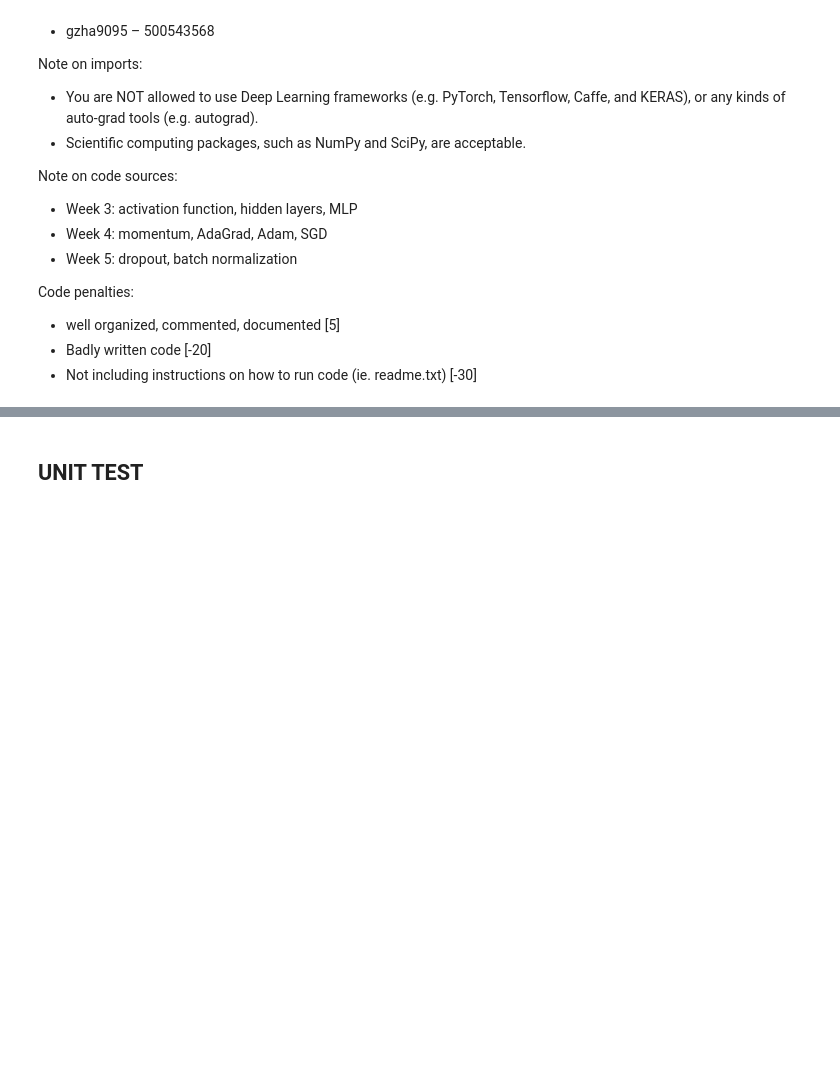
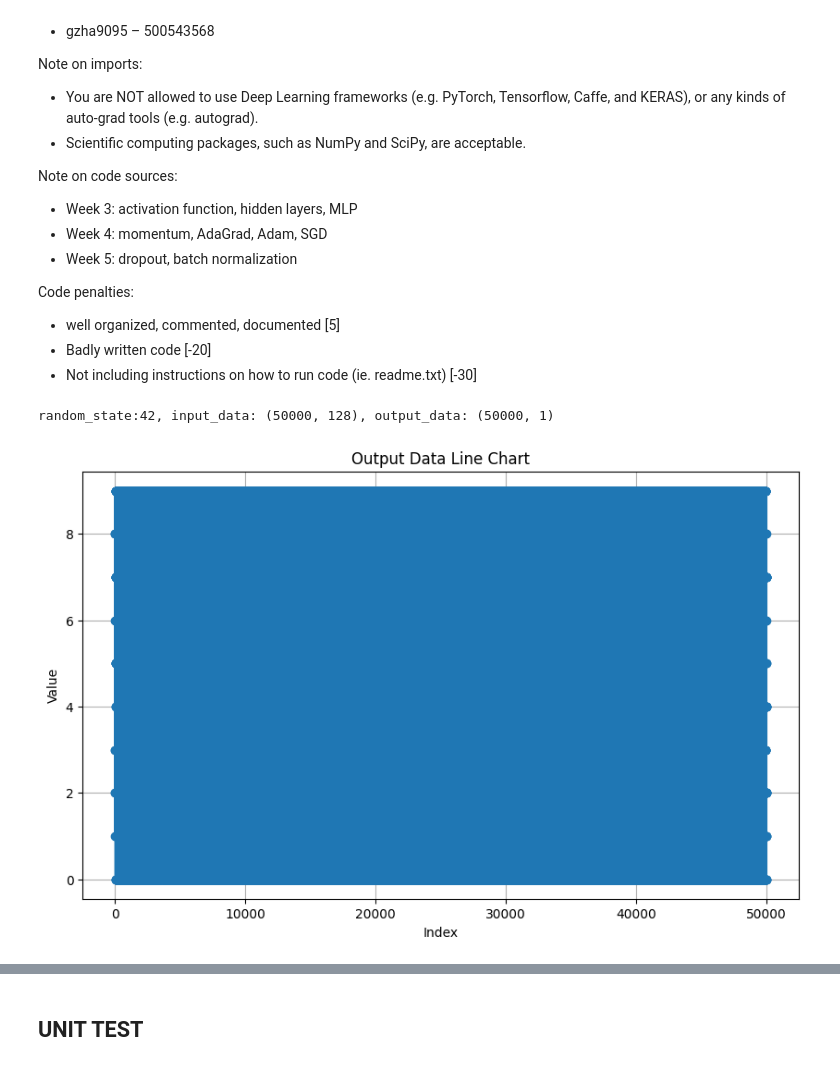
Before and after one commit to vyun8699/COMP4329-Deep-Learning-Assignment-1, a Jupyter notebook: assgmt_1_DL_vincent_relu_softmax_CE.ipynb, the cells around one changed output, grey strips where cells are left out. Saved outputs shown, nothing was run; the diff lists cells and outputs as text; code cells hidden in the pictures; blank space fills up the shorter version.

```diff
--- a/assgmt_1_DL_vincent_relu_softmax_CE.ipynb
+++ b/assgmt_1_DL_vincent_relu_softmax_CE.ipynb
@@ -30,14 +31,11 @@ train_label = np.load('Assignment1-Dataset/train_label.npy')
 test_data = np.load('Assignment1-Dataset/test_data.npy')
 test_label = np.load('Assignment1-Dataset/test_label.npy')
 
-#min max
-train_min = np.min(train_data)
-train_max = np.max(train_data)
-
-adj_train_data = (train_data - train_min) / (train_max - train_min)
-adj_test_data = (test_data - train_min) / (train_max - train_min)
-
-#to consider: PCA for dimensionality reduction, which may or may not be beneficial in NN
+# set mean to 0 with standard deviation 1
+train_mean = np.mean(train_data)
+train_std = np.std(train_data)
+adj_train_data = (train_data - train_mean) / train_std
+adj_test_data = (test_data - train_mean) / train_std
 # %%
 # data size scaler
 # this is intended to help with initial build (e.g. rather than going through 50k of datapoints, we go through factor * 50k)
@@ -60,8 +58,12 @@ def create_smaller_dataset(train_data, train_label, n, random_state = None):
     smaller_data = np.array(smaller_data)
     smaller_label = np.array(smaller_label)
 
-    print('random_state:', random_state)
-    print("Shape of input_data:", smaller_data.shape)
-    print("Shape of output_data:", smaller_label.shape)
+    #reshuffle data because for some reason everything is grouped by class again
+    shuffled_indices = np.arange(len(smaller_data))
+    rs_generator.shuffle(shuffled_indices)
+    smaller_data = smaller_data[shuffled_indices]
+    smaller_label = smaller_label[shuffled_indices]
+
+    print(f'random_state:{random_state}, input_data: {smaller_data.shape}, output_data: {smaller_label.shape}')
 
     return smaller_data, smaller_label
@@ -330,5 +379,20 @@ class MLP:
             predicted_class = np.argmax(probabilities)  # Choose the class with the highest probability
             output[i] = int(predicted_class)  # Assign the predicted class to the output array
         return output
+# %%
+#data prep
+data_proportion = 1
+random_state = 42
+input_data, output_data = create_smaller_dataset(adj_train_data, train_label, data_proportion, random_state = random_state)
+plt.figure(figsize=(10, 6))  # Set the figure size (optional)
+plt.plot(output_data, marker='o', linestyle='-')  # Plot the data with markers
+plt.title('Output Data Line Chart')  # Title of the plot
+plt.xlabel('Index')  # X-axis label
+plt.ylabel('Value')  # Y-axis label
+plt.grid(True)  # Show grid lines (optional)
+plt.show()  # Display the plot
+# %% [output]
+random_state:42, input_data: (50000, 128), output_data: (50000, 1)
+[figure, added]
 # %%
 # SINGLE PASS THROUGH EXAMPLE
```
Also changed, not shown: parts of 10 cells of this notebook.
